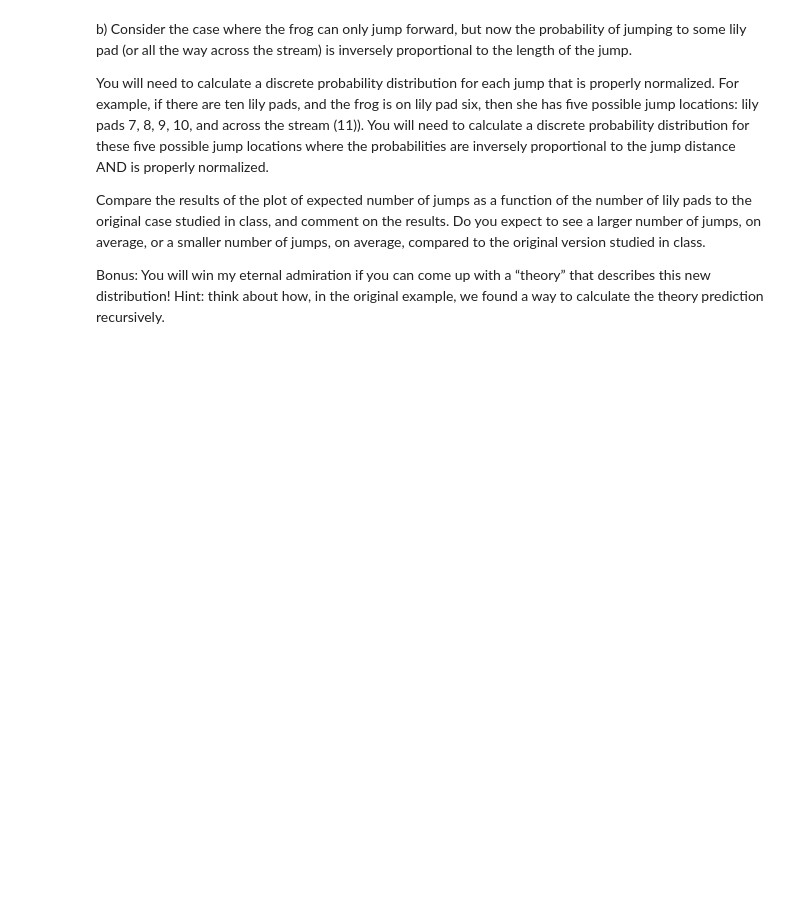
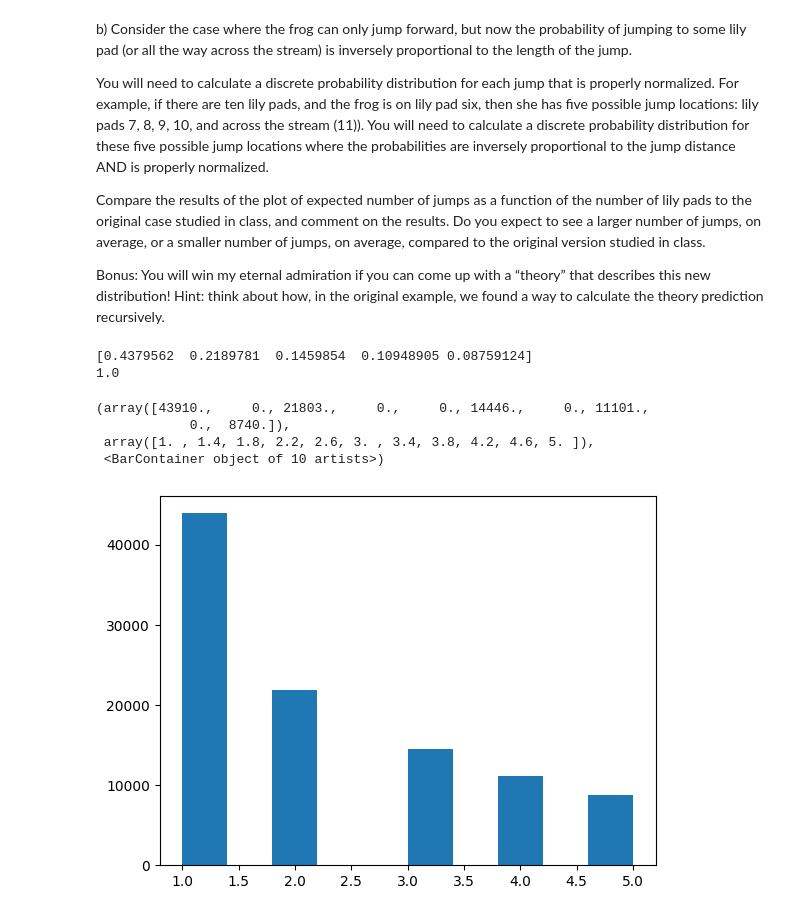
Before and after one commit to jakeb245/phys441, a Jupyter notebook: Assignments/assignment5/question1.ipynb, the cells around one changed output. Cells and saved outputs as stored; diff of their text form; code cells hidden in the pictures; blank space fills up the shorter version.

```diff
--- a/Assignments/assignment5/question1.ipynb
+++ b/Assignments/assignment5/question1.ipynb
@@ -158,3 +154,27 @@ You will need to calculate a discrete probability distribution for each jump tha
 Compare the results of the plot of expected number of jumps as a function of the number of lily pads to the original case studied in class, and comment on the results.  Do you expect to see a larger number of jumps, on average, or a smaller number of jumps, on average, compared to the original version studied in class.
 
 Bonus:  You will win my eternal admiration if you can come up with a “theory” that describes this new distribution!  Hint:  think about how, in the original example, we found a way to calculate the theory prediction recursively.
+# %%
+# Try this for one thing
+# Say I could jump a maximum of 5 times
+num_possible = 5
+probs = np.zeros(num_possible)
+norm = 0
+for i in range(0, num_possible):
+    val = 1/(i+1)
+    norm += val
+    probs[i] += val
+probs /= norm
+print(probs)
+print(np.sum(probs))
+
+jump = np.random.choice(range(1,num_possible+1), p=probs, size=100000)
+plt.hist(jump)
+# %% [output]
+[0.4379562  0.2189781  0.1459854  0.10948905 0.08759124]
+1.0
+(array([43910.,     0., 21803.,     0.,     0., 14446.,     0., 11101.,
+            0.,  8740.]),
+ array([1. , 1.4, 1.8, 2.2, 2.6, 3. , 3.4, 3.8, 4.2, 4.6, 5. ]),
+ <BarContainer object of 10 artists>)
+[figure, added]
```
Also changed, not shown: parts of 12 cells of this notebook.
